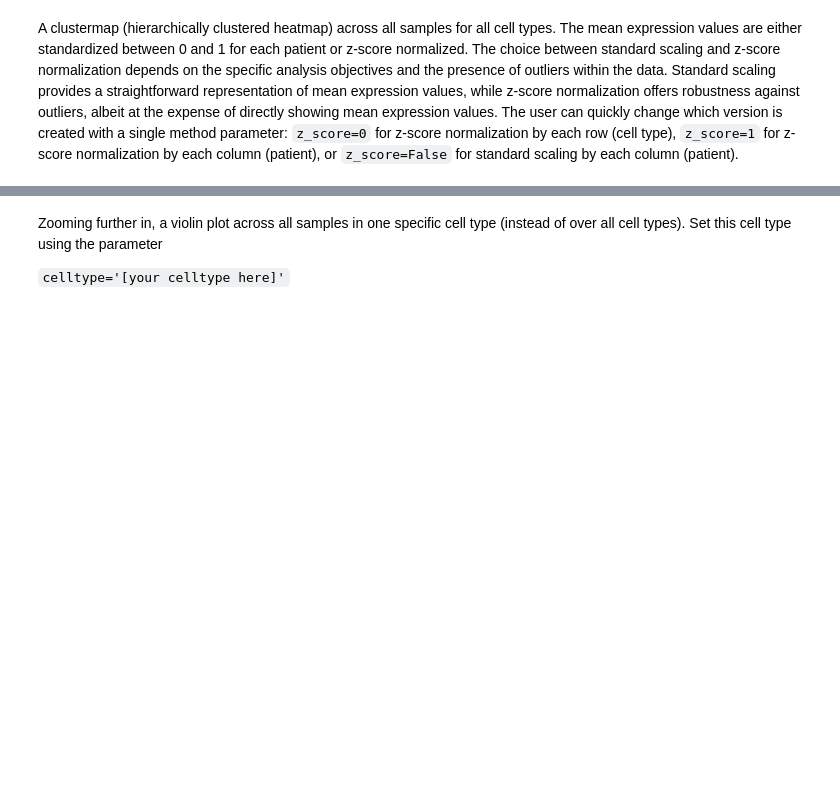
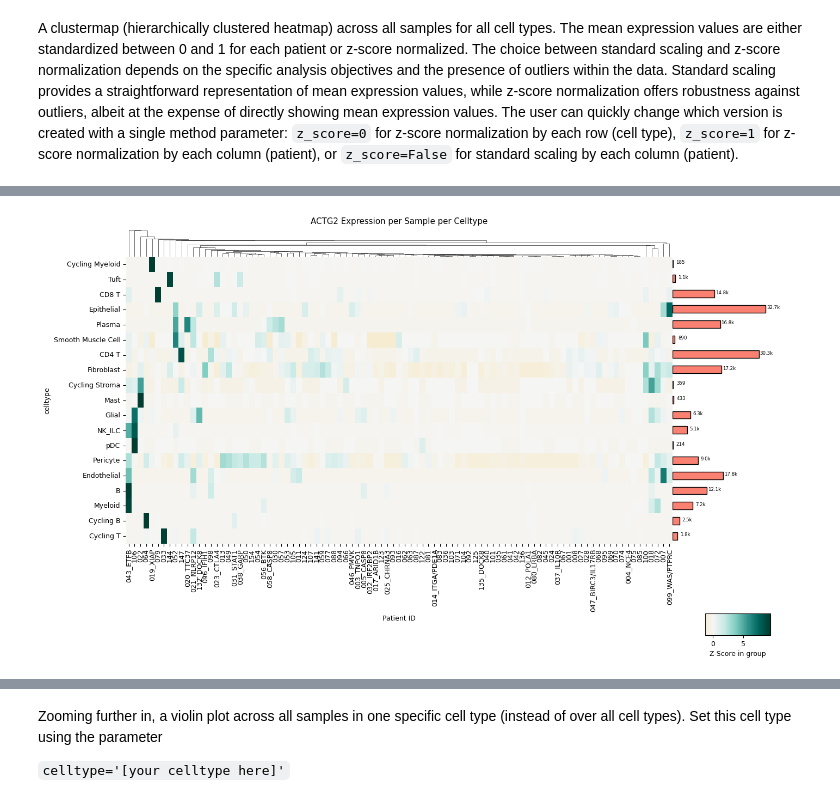
Before and after one commit to chickaroo/genereporter, a Jupyter notebook: src/sample_pipeline.ipynb, the cells around one changed output, grey strips where cells are left out. Drawn from its saved outputs; the diff is of its cells as text; code cells hidden in the pictures; blank space fills up the shorter version.

```diff
--- a/src/sample_pipeline.ipynb
+++ b/src/sample_pipeline.ipynb
@@ -31,3 +41,7 @@ sp.pl_sample_celltype(GOI, z_score=1)
+# %%
+sp.pl_sample_celltype(GOI='ACTG2', z_score=0)
+# %% [output]
+[figure, added]
 # %%
 sp.pl_sample_celltype(GOI) # balanced data set
 # %% [output]
```
Also changed, not shown: parts of 7 cells of this notebook, 4 other files.
